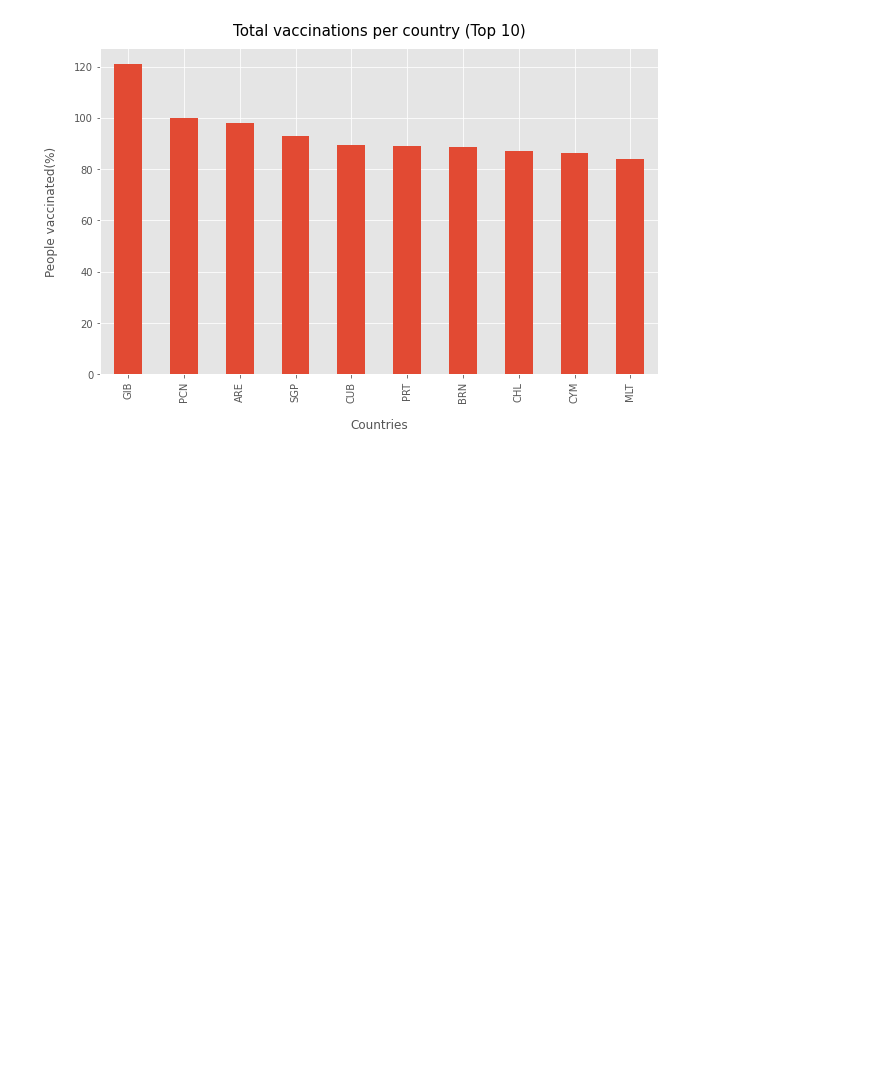
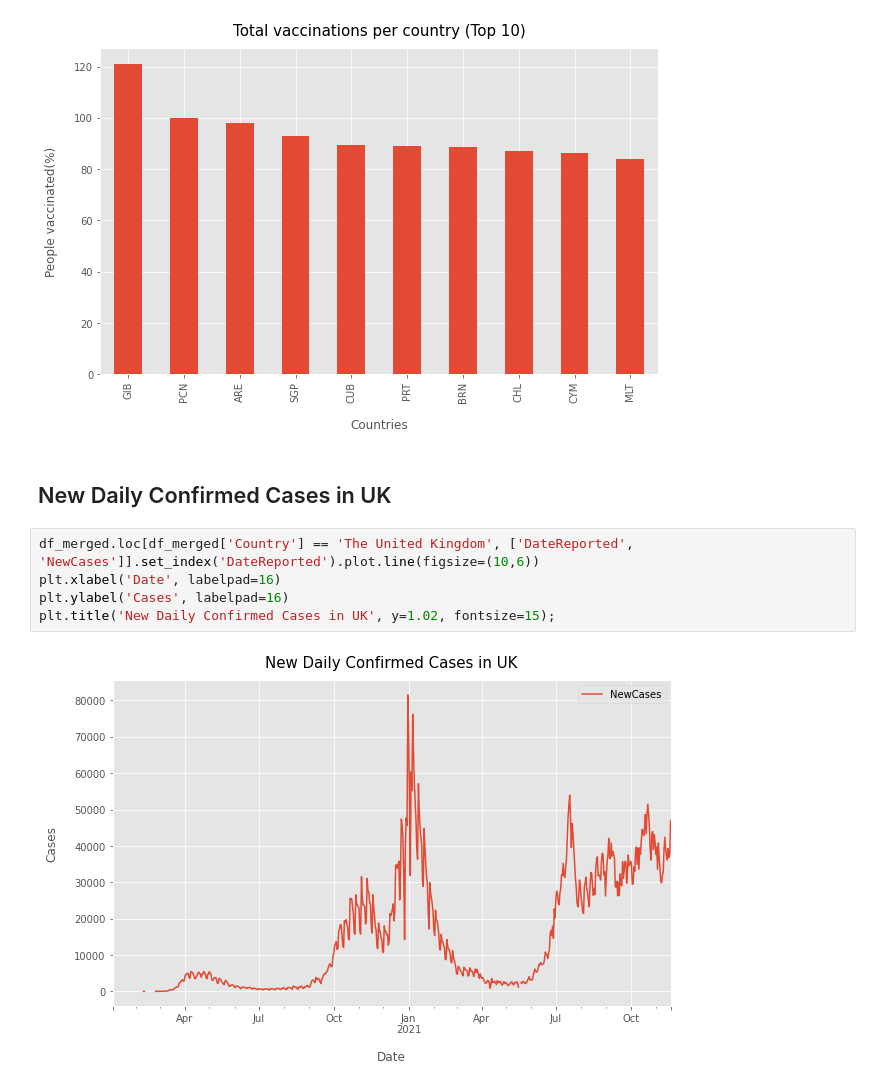
Before and after one commit to lyubol/Pandas-ETL---Covid, a Jupyter notebook: data_analysis.ipynb, the cells around one changed output. Saved outputs shown, nothing was run; the diff lists cells and outputs as text; blank space fills up the shorter version.

Commit message:
Added new visualisations to data_analysis.ipynb

```diff
--- a/data_analysis.ipynb
+++ b/data_analysis.ipynb
@@ -112,3 +112,12 @@ plt.ylabel('People vaccinated(%)', labelpad=16)
 plt.title('Total vaccinations per country (Top 10)', y=1.02, fontsize=15);
 # %% [output]
 [figure]
+# %% [markdown]
+## New Daily Confirmed Cases in UK
+# %%
+df_merged.loc[df_merged['Country'] == 'The United Kingdom', ['DateReported', 'NewCases']].set_index('DateReported').plot.line(figsize=(10,6))
+plt.xlabel('Date', labelpad=16)
+plt.ylabel('Cases', labelpad=16)
+plt.title('New Daily Confirmed Cases in UK', y=1.02, fontsize=15);
+# %% [output]
+[figure, added]
```
Also changed, not shown: parts of 2 cells of this notebook.
